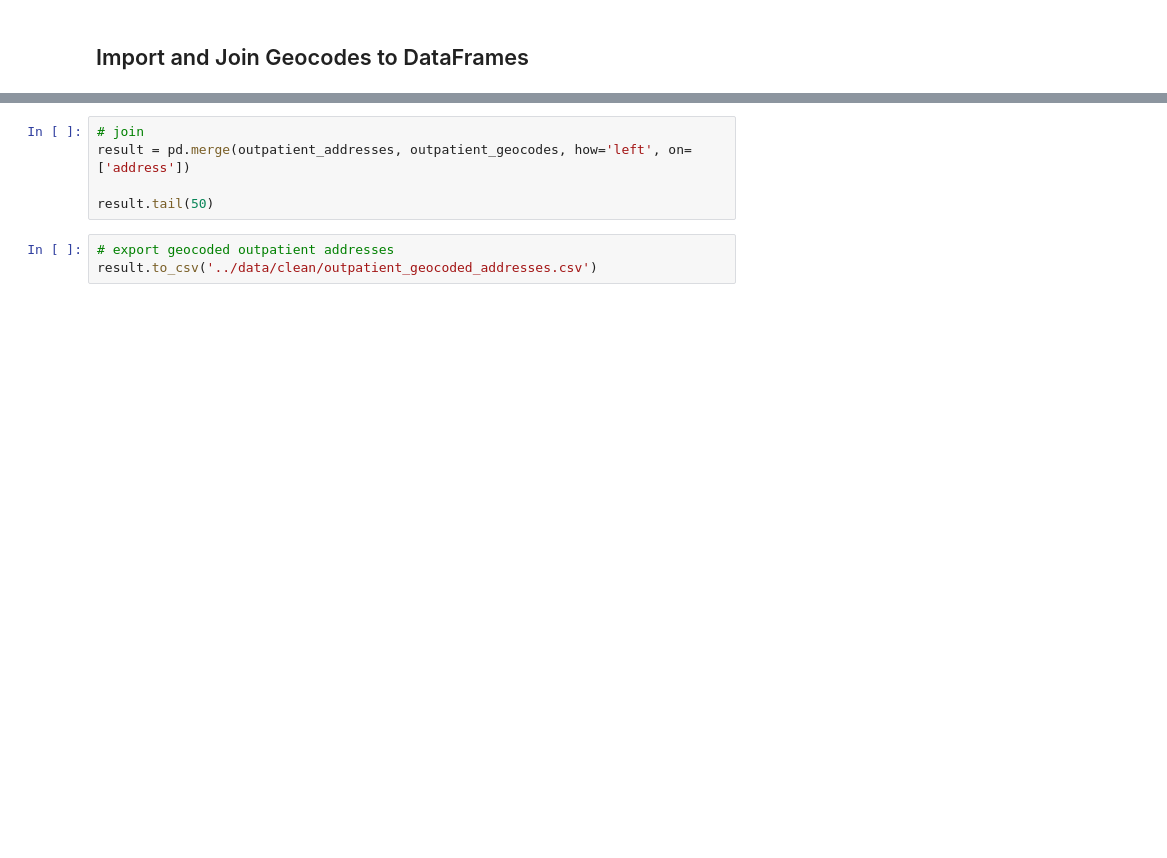
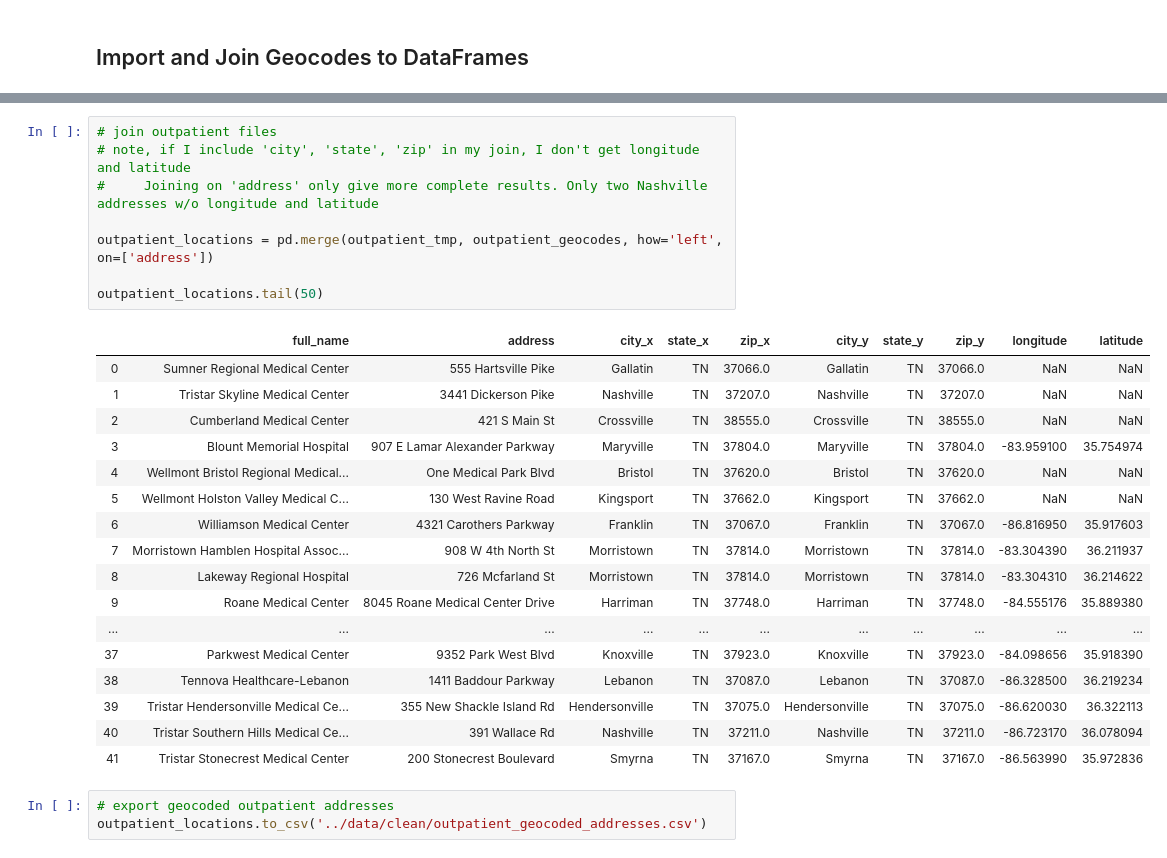
Before and after one commit to landrybutler/da2capstone, a Jupyter notebook: notebooks/01-setup_provider_dataframes.ipynb, the cells around one changed output, grey strips where cells are left out. Drawn from its saved outputs; the diff is of its cells as text; blank space fills up the shorter version.

```diff
--- a/notebooks/01-setup_provider_dataframes.ipynb
+++ b/notebooks/01-setup_provider_dataframes.ipynb
@@ -409,8 +512,29 @@ outpatient_geocodes.info()
-# %%
-# join
-result = pd.merge(outpatient_addresses, outpatient_geocodes, how='left', on=['address'])
-
-result.tail(50)
+# %%
+# join outpatient files
+# note, if I include 'city', 'state', 'zip' in my join, I don't get longitude and latitude
+#     Joining on 'address' only give more complete results. Only two Nashville addresses w/o longitude and latitude
+
+outpatient_locations = pd.merge(outpatient_tmp, outpatient_geocodes, how='left', on=['address'])
+
+outpatient_locations.tail(50)
+# %% [output]
+|  | full_name | address | city_x | state_x | zip_x | city_y | state_y | zip_y | longitude | latitude |
+| 0 | Sumner Regional Medical Center | 555 Hartsville Pike | Gallatin | TN | 37066.0 | Gallatin | TN | 37066.0 | NaN | NaN |
+| 1 | Tristar Skyline Medical Center | 3441 Dickerson Pike | Nashville | TN | 37207.0 | Nashville | TN | 37207.0 | NaN | NaN |
+| 2 | Cumberland Medical Center | 421 S Main St | Crossville | TN | 38555.0 | Crossville | TN | 38555.0 | NaN | NaN |
+| 3 | Blount Memorial Hospital | 907 E Lamar Alexander Parkway | Maryville | TN | 37804.0 | Maryville | TN | 37804.0 | -83.959100 | 35.754974 |
+| 4 | Wellmont Bristol Regional Medical... | One Medical Park Blvd | Bristol | TN | 37620.0 | Bristol | TN | 37620.0 | NaN | NaN |
+| 5 | Wellmont Holston Valley Medical C... | 130 West Ravine Road | Kingsport | TN | 37662.0 | Kingsport | TN | 37662.0 | NaN | NaN |
+| 6 | Williamson Medical Center | 4321 Carothers Parkway | Franklin | TN | 37067.0 | Franklin | TN | 37067.0 | -86.816950 | 35.917603 |
+| 7 | Morristown Hamblen Hospital Assoc... | 908 W 4th North St | Morristown | TN | 37814.0 | Morristown | TN | 37814.0 | -83.304390 | 36.211937 |
+| 8 | Lakeway Regional Hospital | 726 Mcfarland St | Morristown | TN | 37814.0 | Morristown | TN | 37814.0 | -83.304310 | 36.214622 |
+| 9 | Roane Medical Center | 8045 Roane Medical Center Drive | Harriman | TN | 37748.0 | Harriman | TN | 37748.0 | -84.555176 | 35.889380 |
+| ... | ... | ... | ... | ... | ... | ... | ... | ... | ... | ... |
+| 37 | Parkwest Medical Center | 9352 Park West Blvd | Knoxville | TN | 37923.0 | Knoxville | TN | 37923.0 | -84.098656 | 35.918390 |
+| 38 | Tennova Healthcare-Lebanon | 1411 Baddour Parkway | Lebanon | TN | 37087.0 | Lebanon | TN | 37087.0 | -86.328500 | 36.219234 |
+| 39 | Tristar Hendersonville Medical Ce... | 355 New Shackle Island Rd | Hendersonville | TN | 37075.0 | Hendersonville | TN | 37075.0 | -86.620030 | 36.322113 |
+| 40 | Tristar Southern Hills Medical Ce... | 391 Wallace Rd | Nashville | TN | 37211.0 | Nashville | TN | 37211.0 | -86.723170 | 36.078094 |
+| 41 | Tristar Stonecrest Medical Center | 200 Stonecrest Boulevard | Smyrna | TN | 37167.0 | Smyrna | TN | 37167.0 | -86.563990 | 35.972836 |
 # %%
 # export geocoded outpatient addresses
-result.to_csv('../data/clean/outpatient_geocoded_addresses.csv')
+outpatient_locations.to_csv('../data/clean/outpatient_geocoded_addresses.csv')
```
Also changed, not shown: parts of 32 cells of this notebook, 2 other files.
